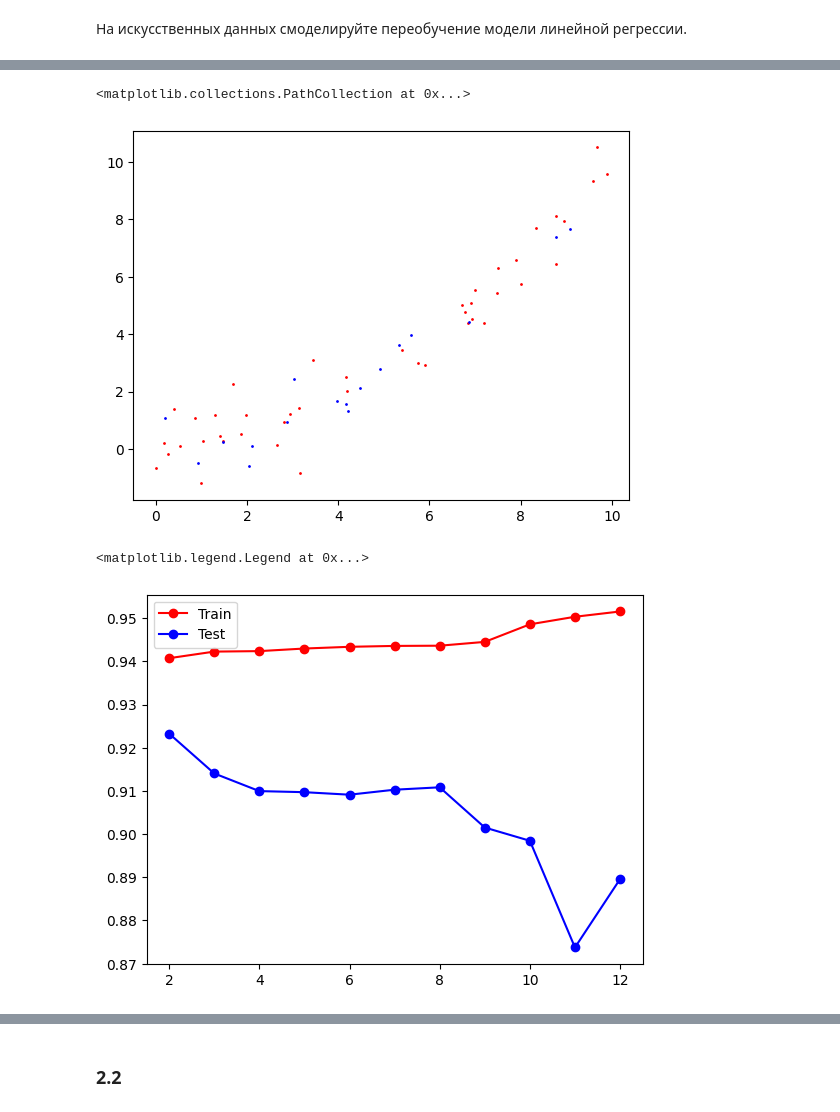
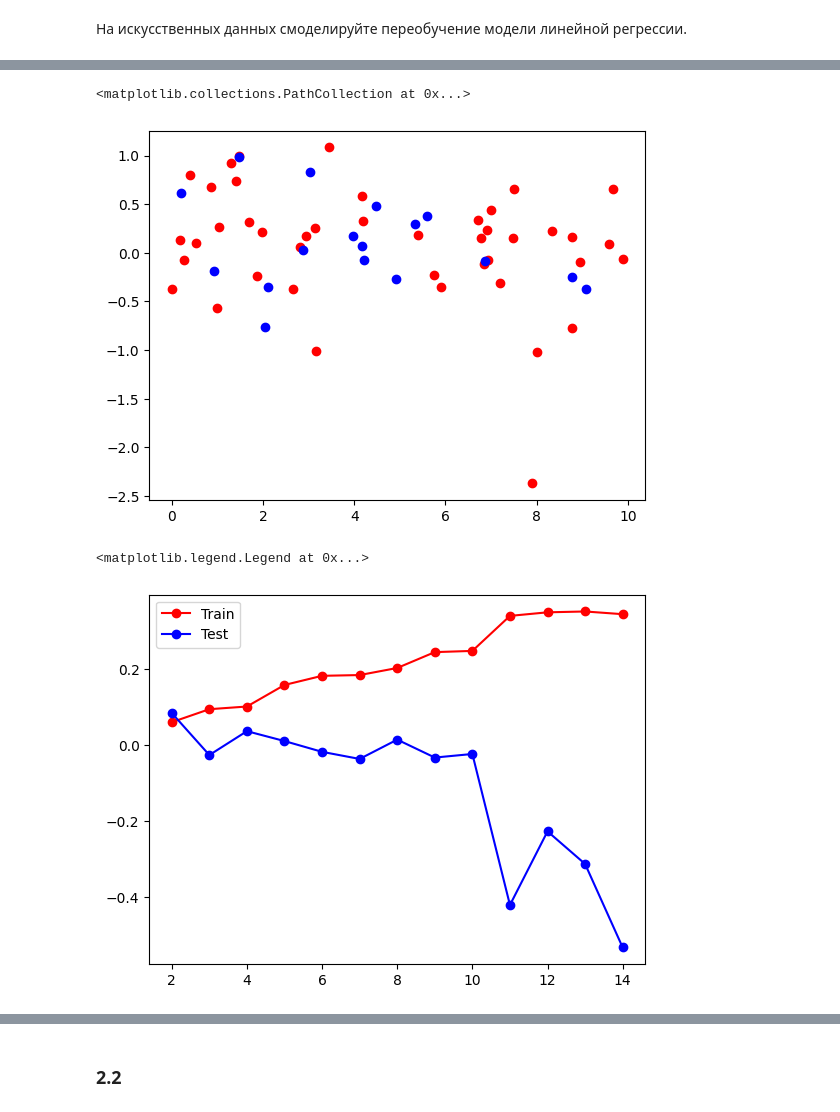
Before and after one commit to anshpak/bases-of-machine-learning, a Jupyter notebook: Shpak-lab-3.ipynb, the cells around one changed output, grey strips where cells are left out. Drawn from its saved outputs; the diff is of its cells as text; code cells hidden in the pictures.

```diff
--- a/Shpak-lab-3.ipynb
+++ b/Shpak-lab-3.ipynb
@@ -262,4 +263,4 @@ model_ridge_2.score(poly_reg.fit_transform(x_test_2[:, np.newaxis]), y_test_2)
 # %%
 rng = np.random.RandomState(1)
 x = 10 * rng.rand(60)
-y = x**2/10 + 0.9 * rng.randn(60)
+y = np.tan(x)/10 + 0.5 * rng.randn(60)
@@ -271,24 +267,23 @@ plt.scatter(x, y, c ='red',s=2)
 # %%
-# разделили данные на обучающую и тестовую выборки
-X_train, X_test, y_train, y_test = train_test_split(x[:, np.newaxis], y, test_size=0.27, random_state=42)
-plt.scatter(X_train, y_train, c='red', s=1)
-plt.scatter(X_test, y_test, c='blue', s=1)
+x_train_3, x_test_3, y_train_3, y_test_3 = train_test_split(x[:, np.newaxis], y, test_size=0.27, random_state=42)
+plt.scatter(x_train_3, y_train_3, c='red')
+plt.scatter(x_test_3, y_test_3, c='blue')
 # %% [output]
 <matplotlib.collections.PathCollection at 0x...>
-[figure, old version]
+[figure, new version]
 # %%
-degress = list(range(2, 13))
+degress = list(range(2, 15))
 scores_test = []
 scores_train = []
 for i in degress:
     model = make_pipeline(PolynomialFeatures(degree=i),
                           LinearRegression(fit_intercept=False))
-    model.fit(X_train, y_train)
-    scores_test.append(model.score(X_test, y_test))
-    scores_train.append(model.score(X_train, y_train))
+    model.fit(x_train_3, y_train_3)
+    scores_test.append(model.score(x_test_3, y_test_3))
+    scores_train.append(model.score(x_train_3, y_train_3))
 plt.plot(degress, scores_train, 'r-o')
 plt.plot(degress, scores_test, 'b-o')
 plt.legend(['Train', 'Test'])
 # %% [output]
 <matplotlib.legend.Legend at 0x...>
-[figure, old version]
+[figure, new version]
```
Also changed, not shown: parts of 12 cells of this notebook.
